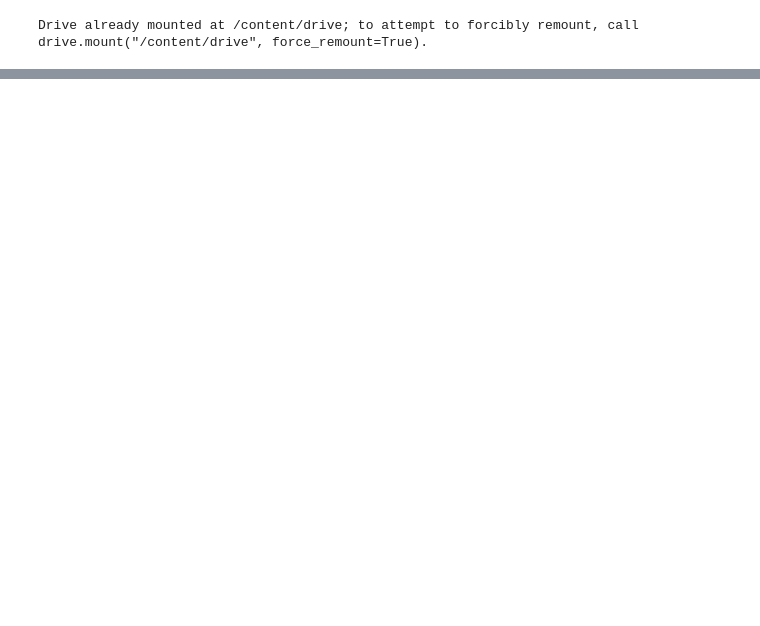
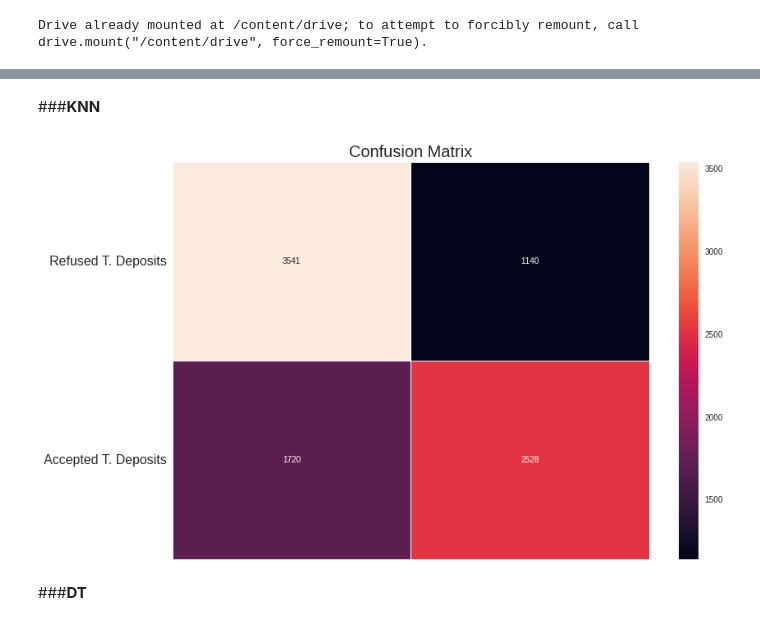
Before and after one commit to nxxk23/BasicProg_DataViz65, a Jupyter notebook: Project.ipynb, the cells around one changed output, grey strips where cells are left out. Drawn from its saved outputs; the diff is of its cells as text; code cells hidden in the pictures; blank space fills up the shorter version.

```diff
--- a/Project.ipynb
+++ b/Project.ipynb
@@ -125,0 +621,6 @@ Accuracy: 0.8696229127501935
+# %%
+from sklearn import tree
+
+# Building Decision Tree model
+dtc = tree.DecisionTreeClassifier(random_state=7)
+dtc.fit(X_train, y_train)
@@ -125,0 +662,6 @@ Accuracy: 0.8696229127501935
+# %%
+from sklearn.naive_bayes import GaussianNB
+
+# Building Naive Bayes model
+nb = GaussianNB()
+nb.fit(X_train, y_train)
@@ -125,0 +696,6 @@ Accuracy: 0.8696229127501935
+# %%
+from sklearn.neighbors import KNeighborsClassifier
+
+# Building KNN model
+knn = KNeighborsClassifier()
+knn.fit(X_train, y_train)
@@ -125,0 +832,23 @@ Accuracy: 0.8696229127501935
+# %% [markdown]
+###**KNN**
+# %%
+# Cross validate our Gradient Boosting Classifier
+from sklearn.model_selection import cross_val_predict
+
+y_train_pred = cross_val_predict(knn, X_train, y_train, cv=3)
+# %%
+from sklearn.metrics import confusion_matrix
+# 4697: no's, 4232: yes
+conf_matrix = confusion_matrix(y_train, y_train_pred)
+f, ax = plt.subplots(figsize=(12, 8))
+sns.heatmap(conf_matrix, annot=True, fmt="d", linewidths=.5, ax=ax)
+plt.title("Confusion Matrix", fontsize=20)
+plt.subplots_adjust(left=0.15, right=0.99, bottom=0.15, top=0.99)
+ax.set_yticks(np.arange(conf_matrix.shape[0]) + 0.5, minor=False)
+ax.set_xticklabels("")
+ax.set_yticklabels(['Refused T. Deposits', 'Accepted T. Deposits'], fontsize=16, rotation=360)
+plt.show()
+# %% [output]
+[figure, added]
+# %% [markdown]
+###**DT**
```
Also changed, not shown: parts of 175 cells of this notebook.
